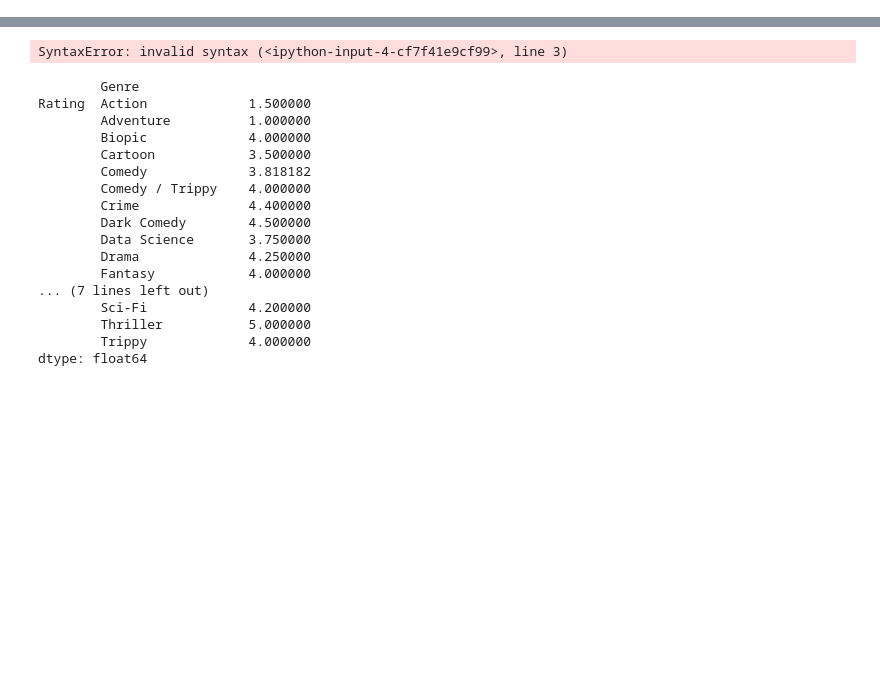
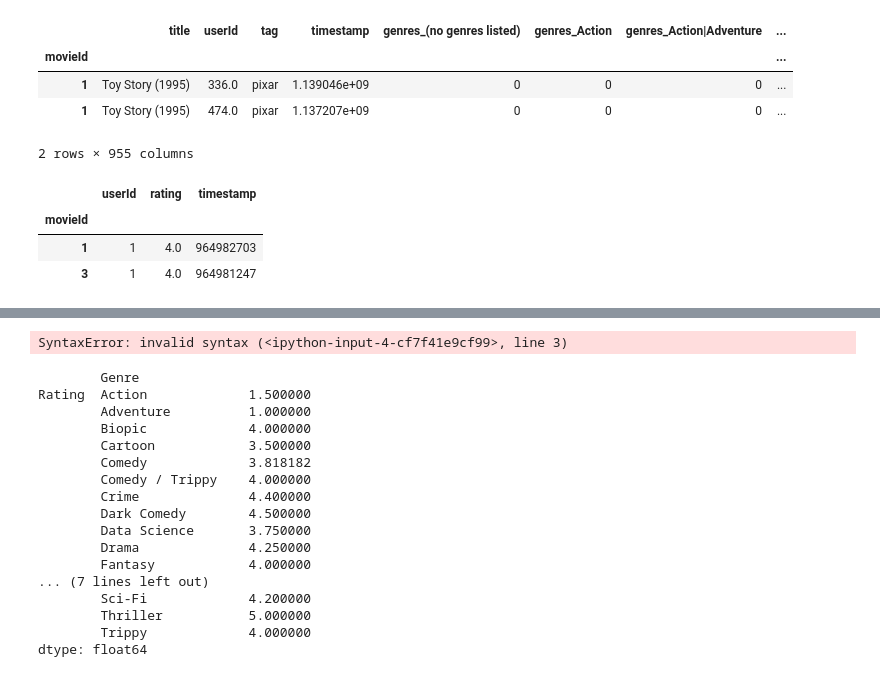
Before and after one commit to julian801/JC_Movie_Recommender, a Jupyter notebook: JC_Movie_Recommender.ipynb, the cells around one changed output, grey strips where cells are left out. Drawn from its saved outputs; the diff is of its cells as text; code cells hidden in the pictures; blank space fills up the shorter version.

```diff
--- a/JC_Movie_Recommender.ipynb
+++ b/JC_Movie_Recommender.ipynb
@@ -20,0 +7,21 @@ df = pd.read_excel(PATH)
+# %%
+PATH1 = "movies_combined.csv"
+PATH2 = "ratings.csv"
+df, df2 = pd.read_csv(PATH1),pd.read_csv(PATH2)
+# %%
+df.set_index('movieId',inplace=True)
+df.head(2)
+# %% [output]
+|  | title | userId | tag | timestamp | genres_(no genres listed) | genres_Action | genres_Action|Adventure | ... |
+| movieId |  |  |  |  |  |  |  | ... |
+| 1 | Toy Story (1995) | 336.0 | pixar | 1.139046e+09 | 0 | 0 | 0 | ... |
+| 1 | Toy Story (1995) | 474.0 | pixar | 1.137207e+09 | 0 | 0 | 0 | ... |
+2 rows × 955 columns
+# %%
+df2.set_index('movieId',inplace=True)
+df2.head(2)
+# %% [output]
+|  | userId | rating | timestamp |
+| movieId |  |  |  |
+| 1 | 1 | 4.0 | 964982703 |
+| 3 | 1 | 4.0 | 964981247 |
```
Also changed, not shown: parts of 7 cells of this notebook.
